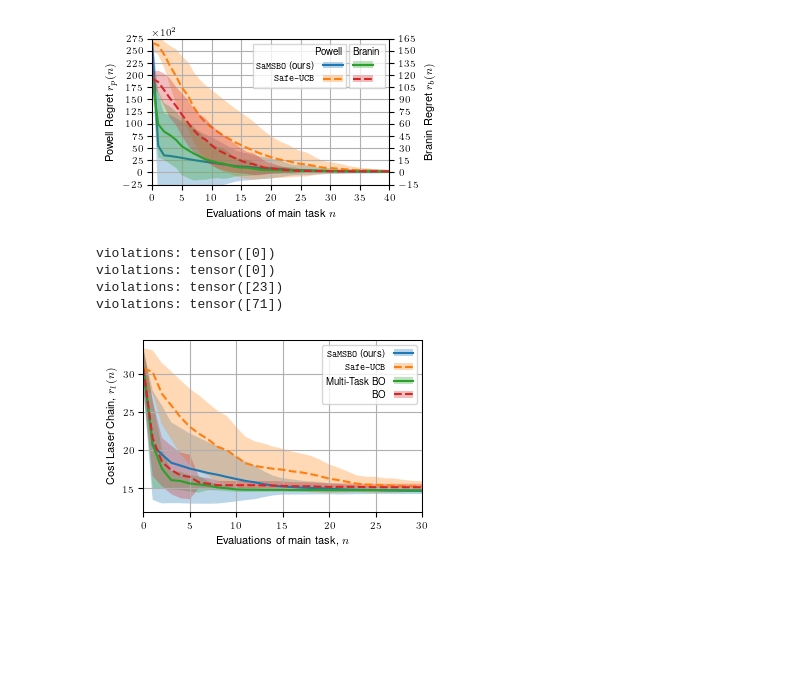
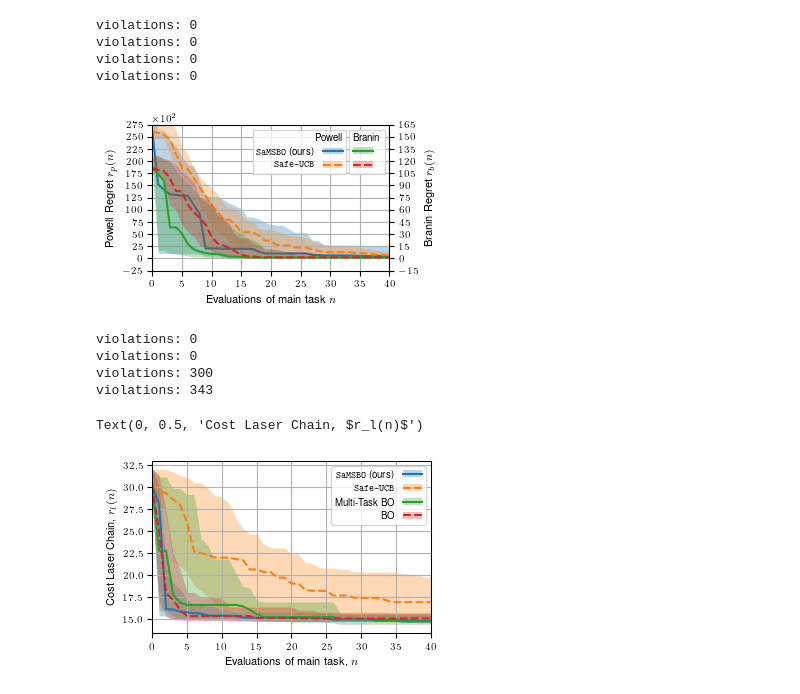
Before and after one commit to TUHH-ICS/2025-code-An-Analysis-of-Safety-Guarantees-in-Multi-Task-Bayesian-Optimization, a Jupyter notebook: plot_scripts/generate_plots.ipynb, the cells around one changed output. Drawn from its saved outputs; the diff is of its cells as text; code cells hidden in the pictures; blank space fills up the shorter version.

```diff
--- a/plot_scripts/generate_plots.ipynb
+++ b/plot_scripts/generate_plots.ipynb
@@ -162,14 +30,15 @@ tensor(0.)
 # %%
 import pickle
 import torch
+from datetime import datetime
 
 glob_opt = {"Branin": 0.397887, "Powell": 0}
 
 fig,ax = plt.subplots(1,figsize=(max_pts*frac*pts2inch,max_pts*frac/ratio*pts2inch))
-files = [parent_dir+"/data/SaMSBO/Powell.obj",
-         parent_dir+"/data/SafeUCB/Powell.obj",
-         parent_dir+"/data/SaMSBO/Branin.obj",
-         parent_dir+"/data/SafeUCB/Branin.obj"]
+files = [parent_dir+"/data/SamsBO/MTPowell_rho_15_prior_005.obj",
+         parent_dir+"/data/SafeUCB/MTPowell.obj",
+         parent_dir+"/data/SamsBO/MTBranin_rho_15_prior_005.obj",
+         parent_dir+"/data/SafeUCB/MTBranin.obj"]
 
 def plot2(ax,str,i):
     if str.find('.obj') != -1:
@@ -177,9 +46,16 @@ def plot2(ax,str,i):
             data = pickle.load(file)
             best_values = -torch.tensor([y[-1] for y in data['bests']])
             best_values -= -glob_opt["Branin"] if "Branin" in str else 0
-            stdy,muy = torch.std_mean(best_values,dim=0)
+            q10, q90 = torch.quantile(best_values, 0.1, dim=0), torch.quantile(best_values, 0.9, dim=0)
+            muy = torch.median(best_values,dim=0).values
+            vios = 0
+            for set in data['data_sets']:
+                _,tt,yt = tuple(set)
+                yt0 = yt[tt.squeeze() == 0]
+                vios += torch.sum(-yt0>150 if "Branin" in str else -yt0>35.e3)
+            print(f"violations: {vios}")
     x = torch.arange(len(muy))
-    fill = ax.fill_between(x,muy+stdy,muy-stdy,color=f"C{i}",alpha=.3, linewidth=0)
+    fill = ax.fill_between(x,q90,q10,color=f"C{i}",alpha=.3, linewidth=0)
     line,= ax.plot(x,muy, color=f"C{i}",linestyle = '--' if (i+1)%2==0 else '-')
 
     return (line,fill)
@@ -210,51 +86,57 @@ ax.ticklabel_format(axis='y',style='sci',scilimits=(2,2))
 ax2.grid(False)
 fig.tight_layout()
 plt.show()
-fig.savefig(f"../plots/synthetic_fun_comp.pdf", bbox_inches='tight')
+timestamp = datetime.now().strftime("%Y%m%d_%H%M%S")
+# fig.savefig(f"../plots/synthetic_fun_comp.pdf", bbox_inches='tight')
 # %% [output]
+violations: 0
+violations: 0
+violations: 0
+violations: 0
-[figure, old version]
+[figure, new version]
 # %%
 import pickle
 import torch
 
 
 fig,ax = plt.subplots(1,figsize=(max_pts*frac*pts2inch,max_pts*frac/ratio*pts2inch))
-files = [parent_dir+"/data/SaMSBO/LbSync.obj",
+files = [parent_dir+"/data/SamsBO/LbSync_rho_15_prior_005.obj",
          parent_dir+"/data/SafeUCB/LbSync.obj",
          parent_dir+"/data/MTBO/LbSync.obj",
-         parent_dir+"/data/BO/LbSync.obj"]
+         parent_dir+"/data/VanillaBO/LbSync.obj"]
 
 def plot2(ax,str,i):
     if str.find('.obj') != -1:
         with open(str,'rb') as file:
             data = pickle.load(file)
             best_values = -torch.tensor([y[-1] for y in data['bests']])
-            stdy,muy = torch.std_mean(best_values,dim=0)
+            q10, q90 = torch.quantile(best_values, 0.1, dim=0), torch.quantile(best_values, 0.9, dim=0)
+            muy = torch.median(best_values,dim=0).values
             vios = 0
             for set in data['data_sets']:
                 xt,tt,yt = tuple(set)
-                xt0 = xt[tt.squeeze() == 0]
-                yt0 = yt[tt.squeeze() == 0]
-                vios += sum(-yt0>40)
+                yt0 = yt[tt.squeeze() == 0].squeeze()
+                vios += torch.sum(-yt0[:40]>40)
             print(f"violations: {vios}")
     x = torch.arange(len(muy))
-    fill = ax.fill_between(x,muy+stdy,muy-stdy,color=f"C{i}",alpha=.3, linewidth=0)
+    fill = ax.fill_between(x,q10,q90,color=f"C{i}",alpha=.3, linewidth=0)
     line,= ax.plot(x,muy, color=f"C{i}",linestyle = '--' if (i+1)%2==0 else '-')
     return (line,fill)
 
 h = []
 for i in range(len(files)):
     h.append(plot2(ax,files[i],i))
 
 
 leg = ax.legend(h,[r"\texttt{SaMSBO} (ours)",r"\texttt{Safe-UCB",r"Multi-Task BO",r"BO"], markerfirst=False, title_fontsize=7, loc='upper right')
-ax.set_xlim(0,30)
+ax.set_xlim(0,40)
 ax.set_xlabel(r"Evaluations of main task, $n$")
 ax.set_ylabel(r"Cost Laser Chain, $r_l(n)$")
-fig.savefig("../plots/laser_chain_comp.pdf", bbox_inches='tight')
+# fig.savefig(parent_dir+"/plots/laser_chain_comp.pdf", bbox_inches='tight')
 # %% [output]
-violations: tensor([0])
-violations: tensor([0])
-violations: tensor([23])
-violations: tensor([71])
+violations: 0
+violations: 0
+violations: 300
+violations: 343
+Text(0, 0.5, 'Cost Laser Chain, $r_l(n)$')
-[figure, old version]
+[figure, new version]
```
Also changed, not shown: parts of 2 cells of this notebook, 37 other files.
